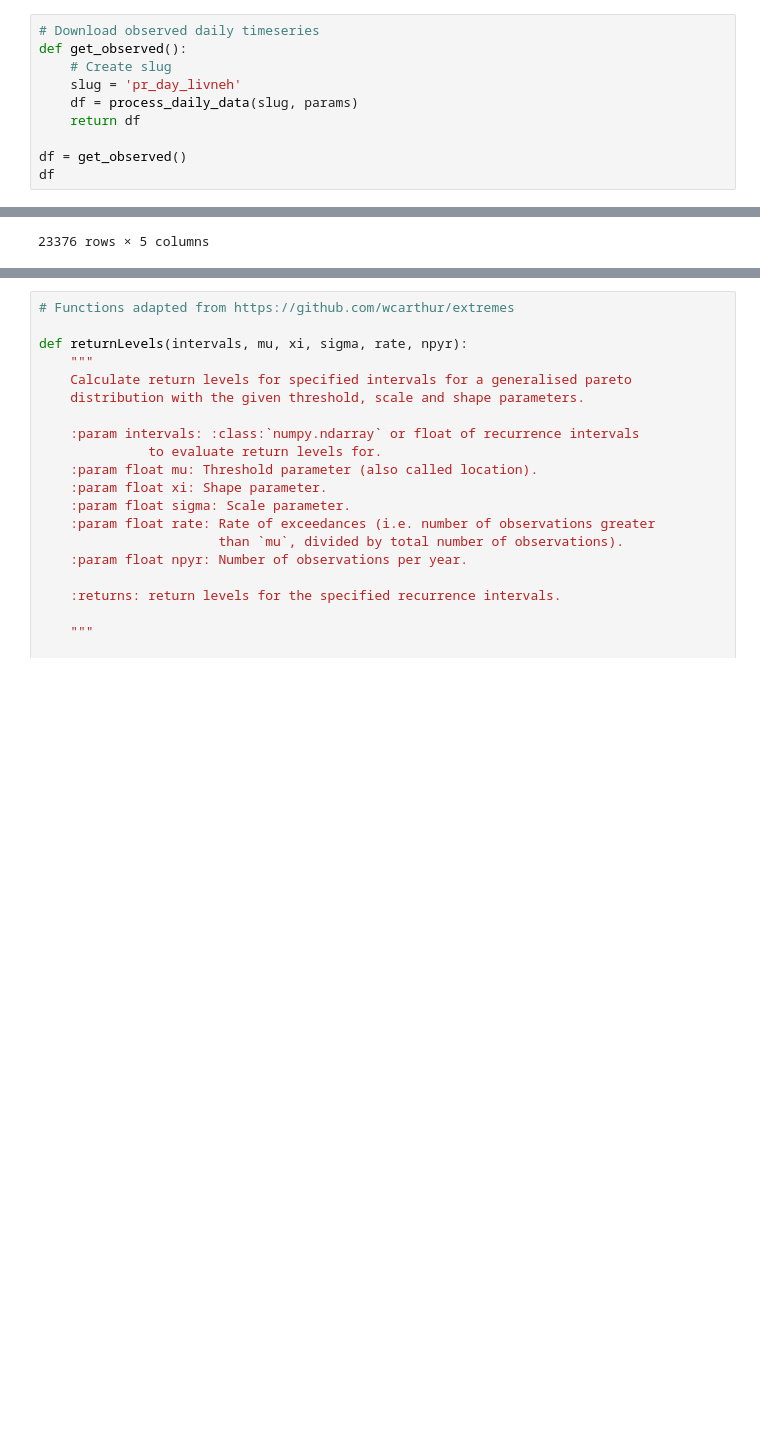
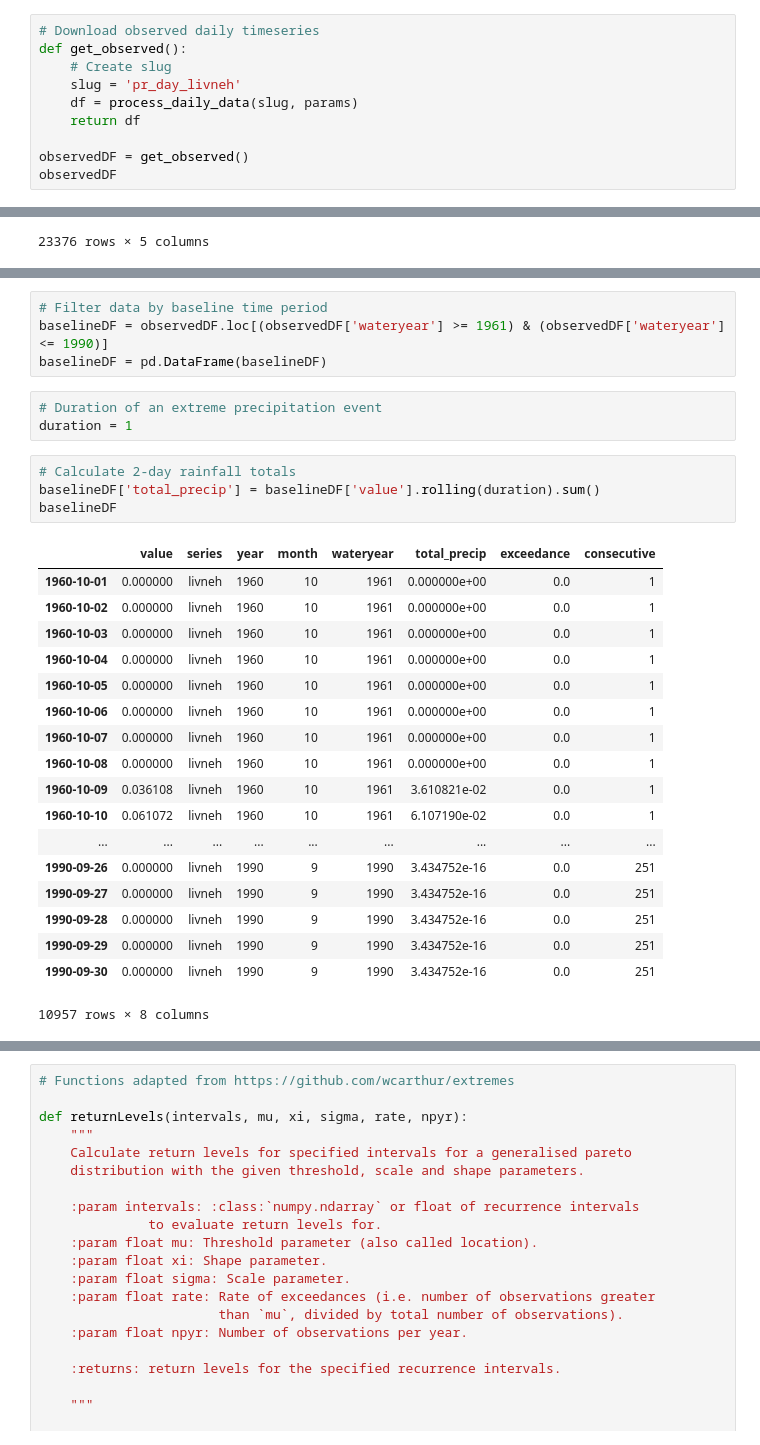
Before and after one commit to berkeley-gif/caladapt-docs, a Jupyter notebook: cookbook/precip_extreme_value_analysis-POT.ipynb, the cells around one changed output, grey strips where cells are left out. Saved outputs shown, nothing was run; the diff lists cells and outputs as text; blank space fills up the shorter version.

```diff
--- a/cookbook/precip_extreme_value_analysis-POT.ipynb
+++ b/cookbook/precip_extreme_value_analysis-POT.ipynb
@@ -104,8 +105,8 @@ def get_observed():
     df = process_daily_data(slug, params)
     return df
 
-df = get_observed()
-df
+observedDF = get_observed()
+observedDF
 # %% [output]
 Processing: pr_day_livneh
 |  | value | series | year | month | wateryear |
@@ -172,0 +190,30 @@ Question: Should we round this value?
+# %%
+# Filter data by baseline time period
+baselineDF = observedDF.loc[(observedDF['wateryear'] >= 1961) & (observedDF['wateryear'] <= 1990)]
+baselineDF = pd.DataFrame(baselineDF)
+# %%
+# Duration of an extreme precipitation event
+duration = 1
+# %%
+# Calculate 2-day rainfall totals
+baselineDF['total_precip'] = baselineDF['value'].rolling(duration).sum()
+baselineDF
+# %% [output]
+|  | value | series | year | month | wateryear | total_precip | exceedance | consecutive |
+| 1960-10-01 | 0.000000 | livneh | 1960 | 10 | 1961 | 0.000000e+00 | 0.0 | 1 |
+| 1960-10-02 | 0.000000 | livneh | 1960 | 10 | 1961 | 0.000000e+00 | 0.0 | 1 |
+| 1960-10-03 | 0.000000 | livneh | 1960 | 10 | 1961 | 0.000000e+00 | 0.0 | 1 |
+| 1960-10-04 | 0.000000 | livneh | 1960 | 10 | 1961 | 0.000000e+00 | 0.0 | 1 |
+| 1960-10-05 | 0.000000 | livneh | 1960 | 10 | 1961 | 0.000000e+00 | 0.0 | 1 |
+| 1960-10-06 | 0.000000 | livneh | 1960 | 10 | 1961 | 0.000000e+00 | 0.0 | 1 |
+| 1960-10-07 | 0.000000 | livneh | 1960 | 10 | 1961 | 0.000000e+00 | 0.0 | 1 |
+| 1960-10-08 | 0.000000 | livneh | 1960 | 10 | 1961 | 0.000000e+00 | 0.0 | 1 |
+| 1960-10-09 | 0.036108 | livneh | 1960 | 10 | 1961 | 3.610821e-02 | 0.0 | 1 |
+| 1960-10-10 | 0.061072 | livneh | 1960 | 10 | 1961 | 6.107190e-02 | 0.0 | 1 |
+| ... | ... | ... | ... | ... | ... | ... | ... | ... |
+| 1990-09-26 | 0.000000 | livneh | 1990 | 9 | 1990 | 3.434752e-16 | 0.0 | 251 |
+| 1990-09-27 | 0.000000 | livneh | 1990 | 9 | 1990 | 3.434752e-16 | 0.0 | 251 |
+| 1990-09-28 | 0.000000 | livneh | 1990 | 9 | 1990 | 3.434752e-16 | 0.0 | 251 |
+| 1990-09-29 | 0.000000 | livneh | 1990 | 9 | 1990 | 3.434752e-16 | 0.0 | 251 |
+| 1990-09-30 | 0.000000 | livneh | 1990 | 9 | 1990 | 3.434752e-16 | 0.0 | 251 |
+10957 rows × 8 columns
```
Also changed, not shown: parts of 26 cells of this notebook.
